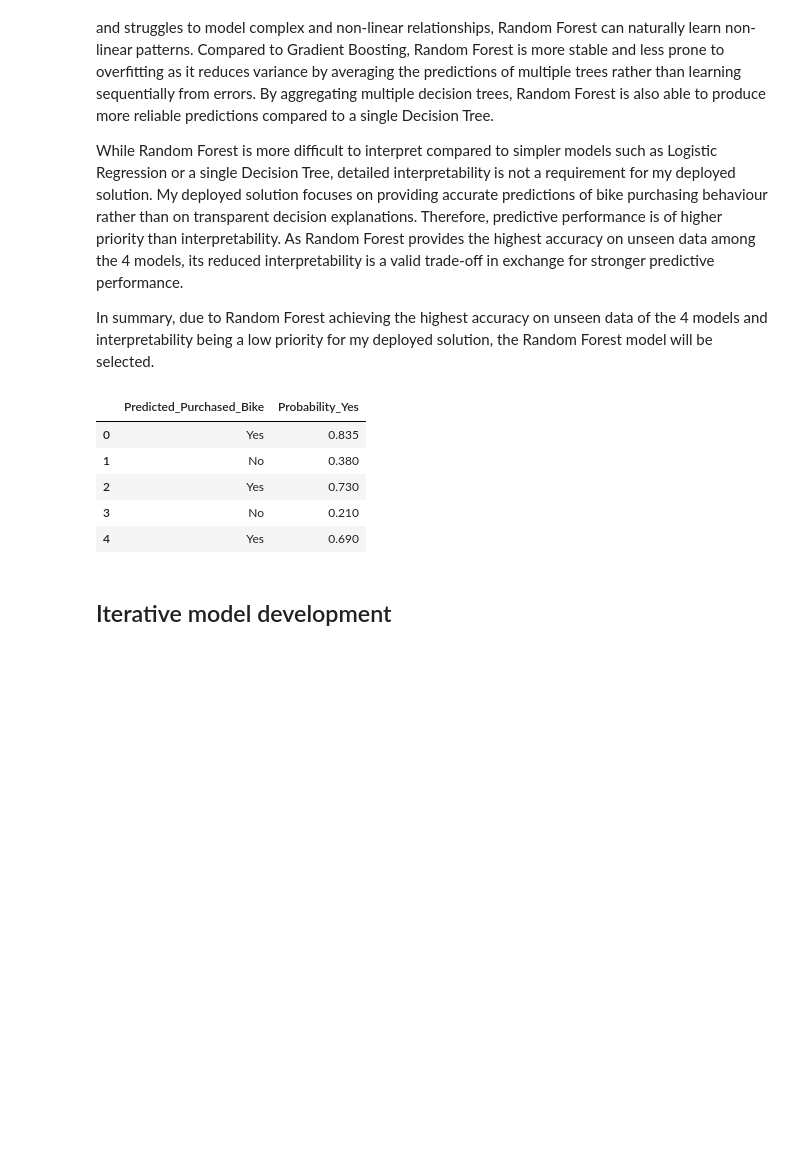
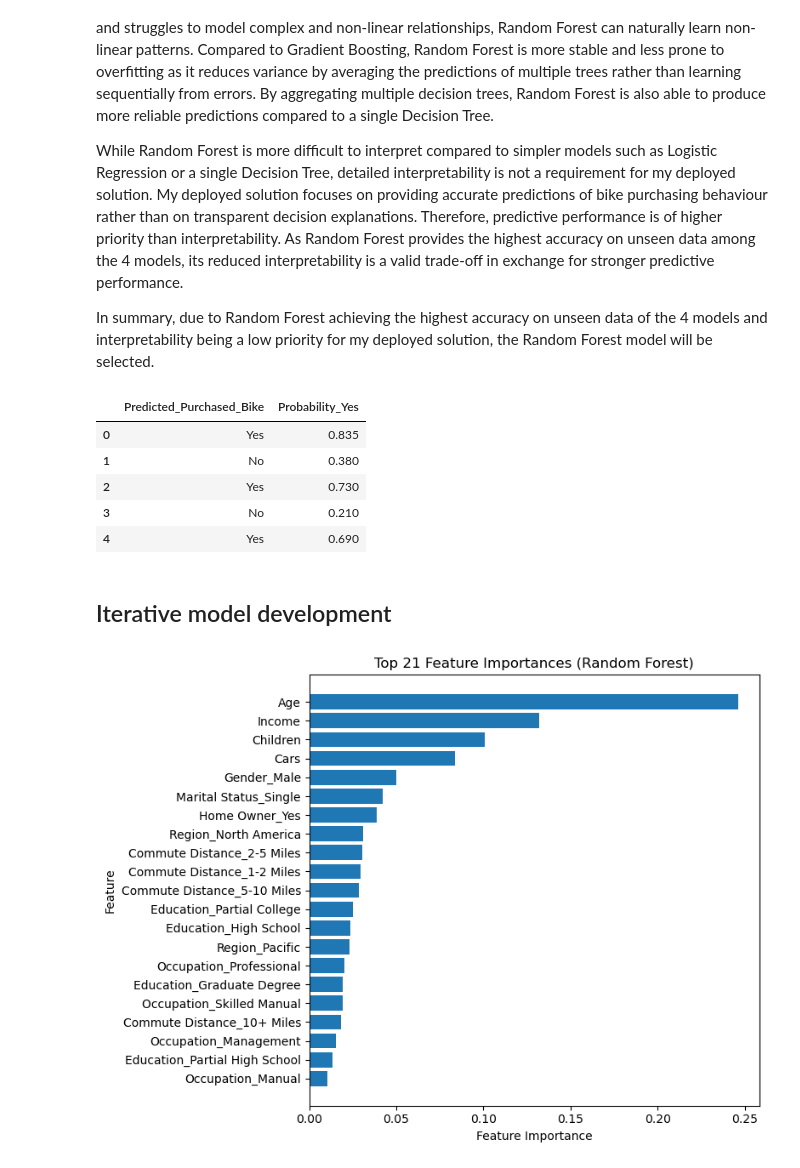
Before and after one commit to JeffSWZ/MLDP-2401685I-Jeff, a Jupyter notebook: MLDP Program Codes Submission Template.ipynb, the cells around one changed output. Cells and saved outputs as stored; diff of their text form; code cells hidden in the pictures; blank space fills up the shorter version.

```diff
--- a/MLDP Program Codes Submission Template.ipynb
+++ b/MLDP Program Codes Submission Template.ipynb
@@ -894,3 +918,30 @@ results[["Predicted_Purchased_Bike", "Probability_Yes"]]
 | 4 | Yes | 0.690 |
 # %% [markdown]
 ## Iterative model development
+# %%
+## Plot feature importance
+importance = pd.DataFrame({
+    "feature": X.columns,
+    "importance": rf.feature_importances_
+}).sort_values(by="importance", ascending=False)
+
+## Display all feature importances
+TOP_N = 21
+
+## Get top N important features
+top_imp = importance.head(TOP_N).sort_values(by="importance")
+
+## Plot horizontal bar chart of all feature importances
+plt.figure(figsize=(8, 6))
+plt.barh(top_imp["feature"], top_imp["importance"])
+
+## Set titles and labels
+plt.xlabel("Feature Importance")
+plt.ylabel("Feature")
+plt.title(f"Top {TOP_N} Feature Importances (Random Forest)")
+
+## Display the plot neatly
+plt.tight_layout()
+plt.show()
+# %% [output]
+[figure, added]
```
Also changed, not shown: parts of 14 cells of this notebook.
